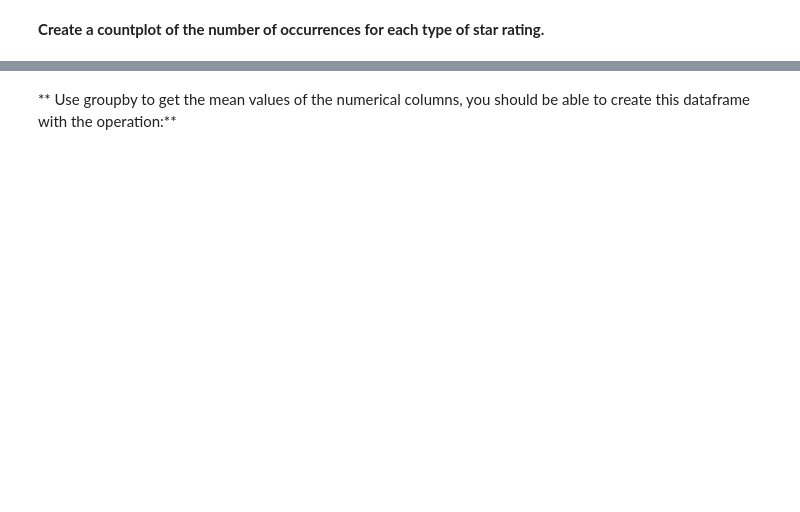
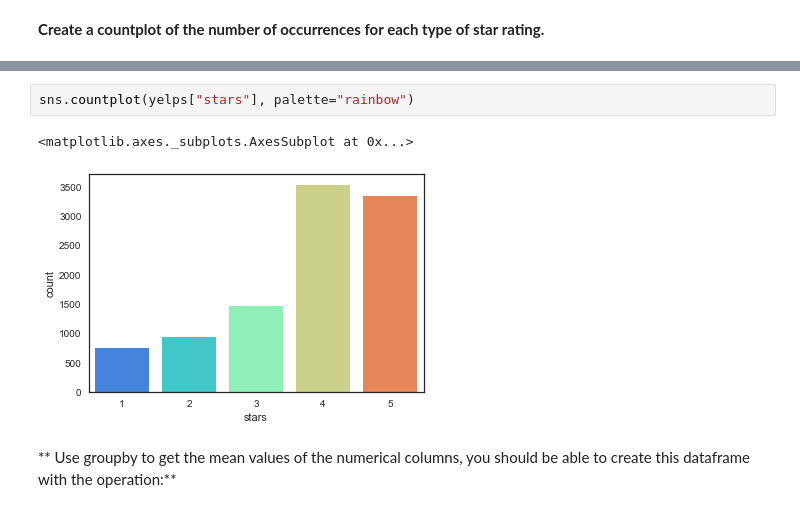
Before and after one commit to thomasdunlap/Python-DS-And-ML-Bootcamp, a Jupyter notebook: Machine Learning Sections/Natural-Language-Processing/NLP Project .ipynb, the cells around one changed output, grey strips where cells are left out. Drawn from its saved outputs; the diff is of its cells as text; blank space fills up the shorter version.

```diff
--- a/Machine Learning Sections/Natural-Language-Processing/NLP Project .ipynb
+++ b/Machine Learning Sections/Natural-Language-Processing/NLP Project .ipynb
@@ -123,2 +120,7 @@ g.map(plt.hist, "text length")
+# %%
+sns.countplot(yelps["stars"], palette="rainbow")
+# %% [output]
+<matplotlib.axes._subplots.AxesSubplot at 0x...>
+[figure, added]
 # %% [markdown]
 ** Use groupby to get the mean values of the numerical columns, you should be able to create this dataframe with the operation:**
```
Also changed, not shown: parts of 12 cells of this notebook.
